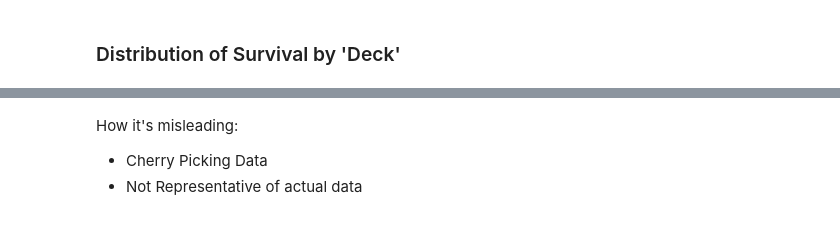
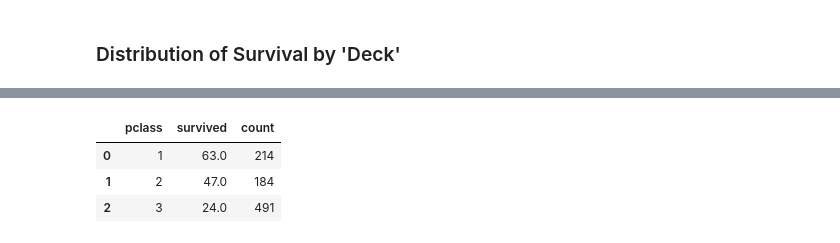
Before and after one commit to chance-roberts/DATA6550-Visualization, a Jupyter notebook: Code/Roberts/RobertsC_Visualization.ipynb, the cells around one changed output, grey strips where cells are left out. Cells and saved outputs as stored; diff of their text form; code cells hidden in the pictures.

```diff
--- a/Code/Roberts/RobertsC_Visualization.ipynb
+++ b/Code/Roberts/RobertsC_Visualization.ipynb
@@ -340,4 +327,13 @@ survival_rate
-# %% [markdown]
-How it's misleading:
-- Cherry Picking Data
-- Not Representative of actual data
+# %%
+#Calculate the actual survival rate for the dataset by PClass
+survival_rate = titanic.groupby(['pclass'])['survived'].mean().reset_index()
+#Round the survival rate to two decimal places
+survival_rate['survived'] = np.round(survival_rate['survived'], 2)*100
+#Count the number of passengers in each PClass
+survival_rate['count'] = titanic.groupby(['pclass'])['survived'].count().values
+survival_rate
+# %% [output]
+|  | pclass | survived | count |
+| 0 | 1 | 63.0 | 214 |
+| 1 | 2 | 47.0 | 184 |
+| 2 | 3 | 24.0 | 491 |
```
Also changed, not shown: parts of 21 cells of this notebook, 2 other files.
